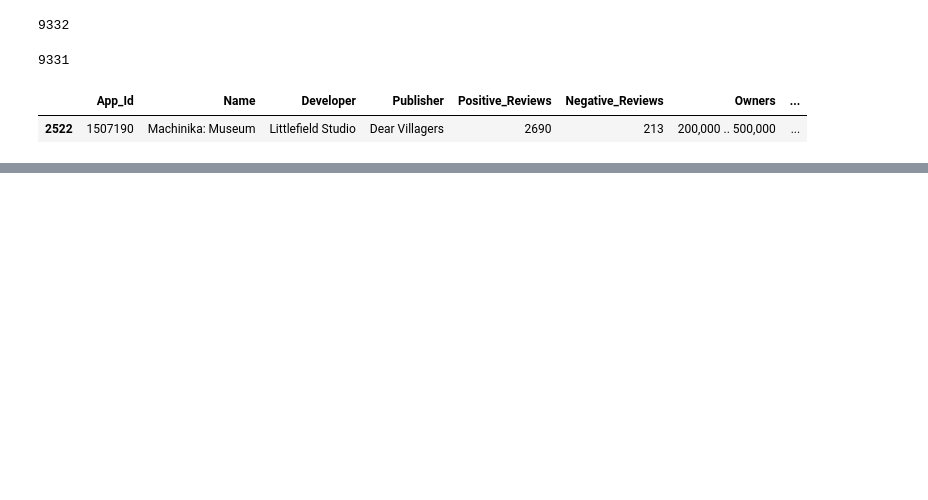
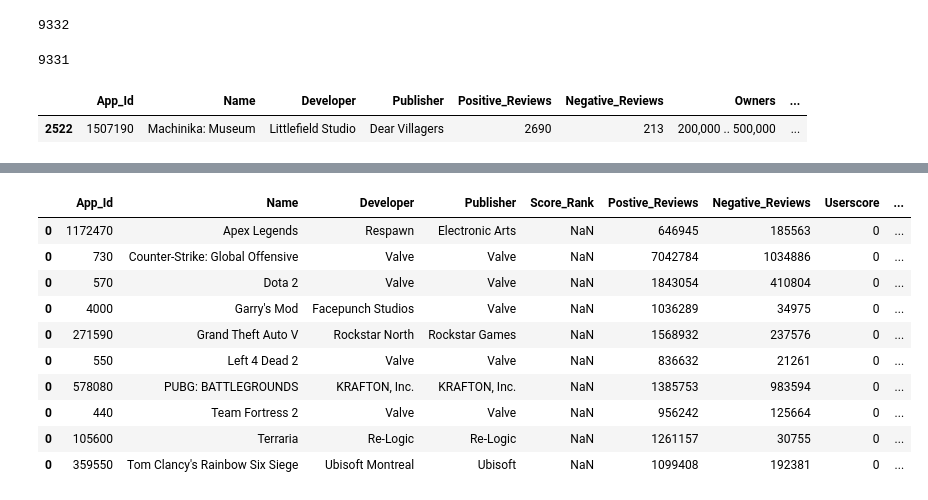
Before and after one commit to barbsjean/Steam_data_analysis, a Jupyter notebook: The Steam Notebook.ipynb, the cells around one changed output, grey strips where cells are left out. Saved outputs shown, nothing was run; the diff lists cells and outputs as text; code cells hidden in the pictures; blank space fills up the shorter version.

```diff
--- a/The Steam Notebook.ipynb
+++ b/The Steam Notebook.ipynb
@@ -1022,0 +1077,39 @@ steam_api_filtered[Current_Price_$]
+# %%
+top_10_free_paid = top_10_free_paid.rename(
+    columns = {'appid' : 'App_Id',
+               'name' : 'Name',
+               'developer' : 'Developer',
+               'publisher' : 'Publisher',
+               'score_rank' : 'Score_Rank',
+               'positive' : 'Postive_Reviews',
+               'negative' : 'Negative_Reviews',
+               'userscore' : 'Userscore',
+               'owners' : 'Owners',
+               'average_forever' : 'Avg_Playtime_Lifetime',
+               'average_2weeks' : 'Avg_Playtime_Two_Weeks',
+               'median_forever' : 'Median_Playtime_Lifetime',
+               'median_2weeks' : 'Median_Playtime_Two_Weeks',
+               'price' : 'Current_Price',
+               'initialprice' : 'Initial_Price',
+               'discount' : 'Discount',
+               'ccu' : 'Peak_CCU',
+               'languages' : 'Languages',
+               'genre' : 'Genre'})
+# top_10_free_paid = top_10_free_paid.drop(columns = ['Avg_Playtime_Lifetime'])
+# top_10_free_paid = top_10_free_paid.drop(columns = ['Median_Playtime_Lifetime'])
+# top_10_free_paid = top_10_free_paid.drop(columns = ['QueryID', 'ResponseID', 'AboutText', 'DetailedDescrip', 'Score_Rank',
+#                                                         'Userscore', ])
+# %%
+top_10_free_paid
+# %% [output]
+|  | App_Id | Name | Developer | Publisher | Score_Rank | Postive_Reviews | Negative_Reviews | Userscore | ... |
+| 0 | 1172470 | Apex Legends | Respawn | Electronic Arts | NaN | 646945 | 185563 | 0 | ... |
+| 0 | 730 | Counter-Strike: Global Offensive | Valve | Valve | NaN | 7042784 | 1034886 | 0 | ... |
+| 0 | 570 | Dota 2 | Valve | Valve | NaN | 1843054 | 410804 | 0 | ... |
+| 0 | 4000 | Garry's Mod | Facepunch Studios | Valve | NaN | 1036289 | 34975 | 0 | ... |
+| 0 | 271590 | Grand Theft Auto V | Rockstar North | Rockstar Games | NaN | 1568932 | 237576 | 0 | ... |
+| 0 | 550 | Left 4 Dead 2 | Valve | Valve | NaN | 836632 | 21261 | 0 | ... |
+| 0 | 578080 | PUBG: BATTLEGROUNDS | KRAFTON, Inc. | KRAFTON, Inc. | NaN | 1385753 | 983594 | 0 | ... |
+| 0 | 440 | Team Fortress 2 | Valve | Valve | NaN | 956242 | 125664 | 0 | ... |
+| 0 | 105600 | Terraria | Re-Logic | Re-Logic | NaN | 1261157 | 30755 | 0 | ... |
+| 0 | 359550 | Tom Clancy's Rainbow Six Siege | Ubisoft Montreal | Ubisoft | NaN | 1099408 | 192381 | 0 | ... |
```
Also changed, not shown: parts of 113 cells of this notebook, 5 other files.
